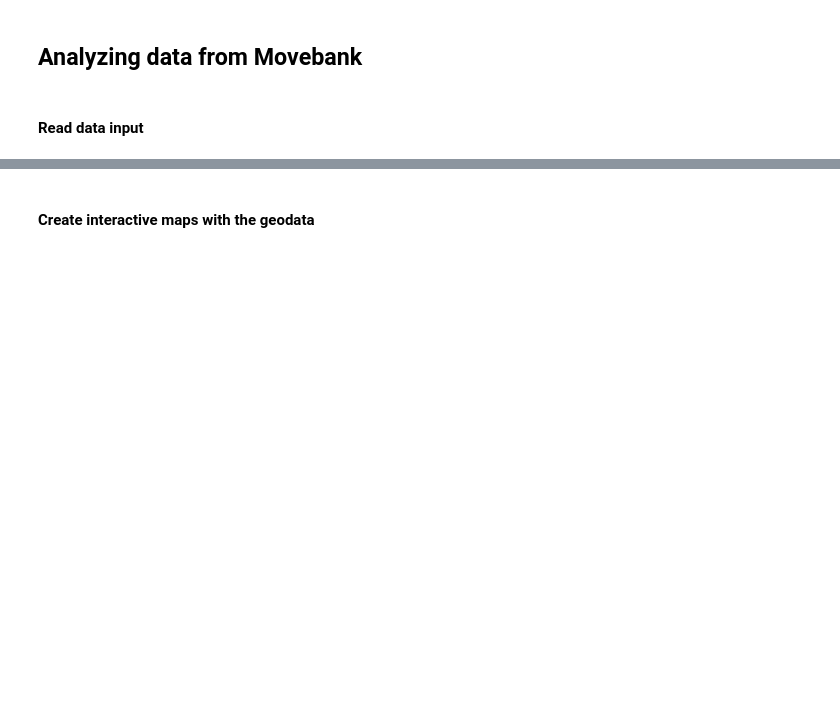
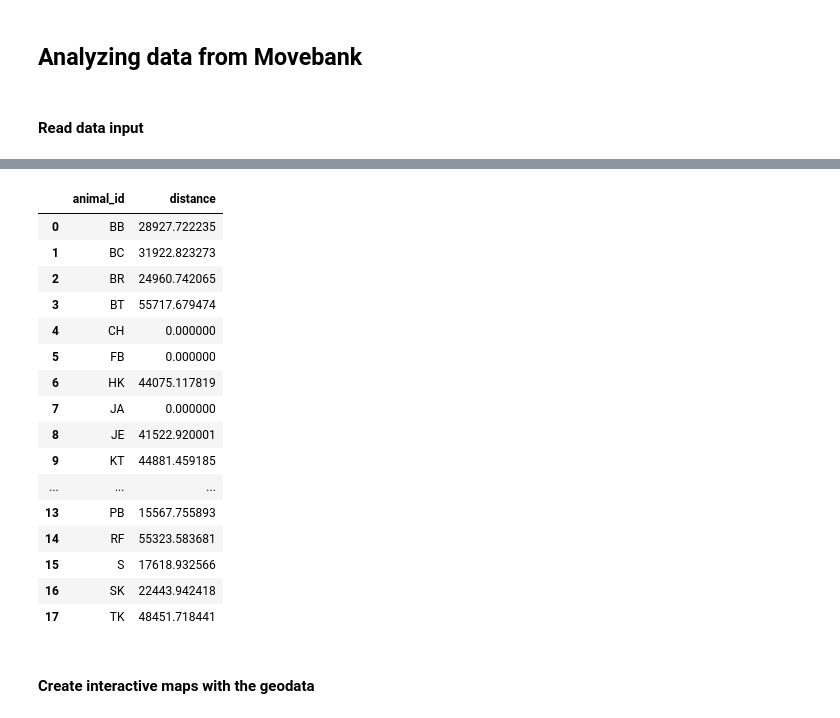
Before and after one commit to dbvis-ukon/movekit, a Jupyter notebook: examples/07_movebank.ipynb, the cells around one changed output, grey strips where cells are left out. Cells and saved outputs as stored; diff of their text form; code cells hidden in the pictures; blank space fills up the shorter version.

```diff
--- a/examples/07_movebank.ipynb
+++ b/examples/07_movebank.ipynb
@@ -17,3 +62,24 @@ data.head()
+# %%
+#calculate for each animal the distance covered between 1972-5-1 and 1972-10-1
+mkit.distance_by_time(data, pd.to_datetime('1972-5-1'),pd.to_datetime('1972-10-1'))
+# %% [output]
+|  | animal_id | distance |
+| 0 | BB | 28927.722235 |
+| 1 | BC | 31922.823273 |
+| 2 | BR | 24960.742065 |
+| 3 | BT | 55717.679474 |
+| 4 | CH | 0.000000 |
+| 5 | FB | 0.000000 |
+| 6 | HK | 44075.117819 |
+| 7 | JA | 0.000000 |
+| 8 | JE | 41522.920001 |
+| 9 | KT | 44881.459185 |
+| ... | ... | ... |
+| 13 | PB | 15567.755893 |
+| 14 | RF | 55323.583681 |
+| 15 | S | 17618.932566 |
+| 16 | SK | 22443.942418 |
+| 17 | TK | 48451.718441 |
 # %% [markdown]
 #### Create interactive maps with the geodata
 # %% [markdown]
```
Also changed, not shown: parts of 5 cells of this notebook.
